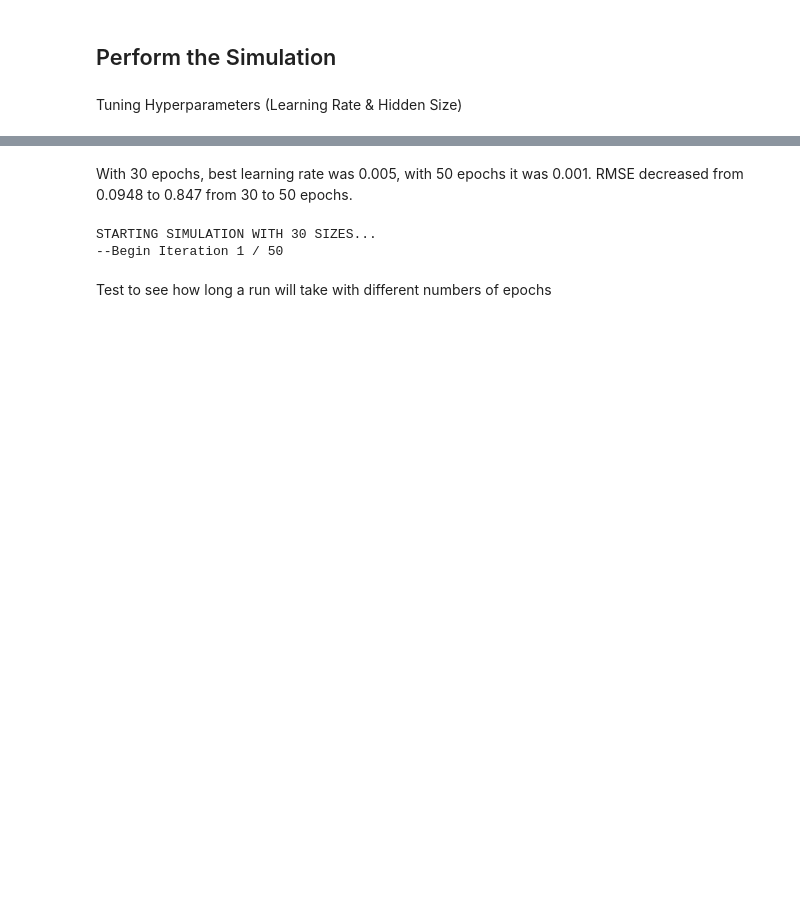
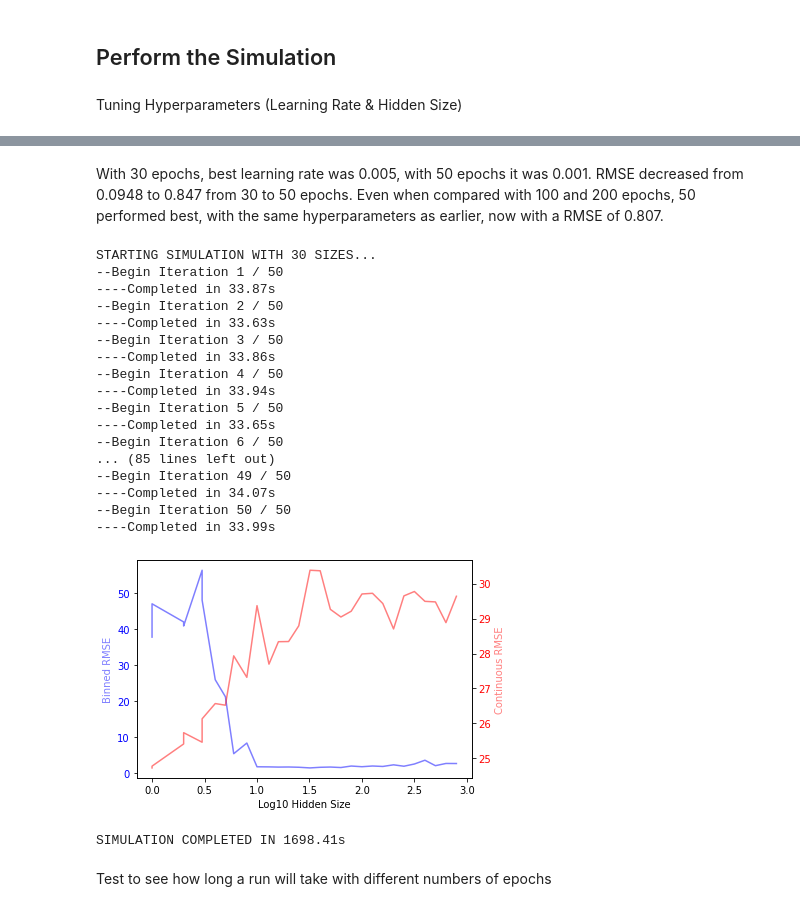
Before and after one commit to bcnalley/STAT-6810, a Jupyter notebook: final_project_code.ipynb, the cells around one changed output, grey strips where cells are left out. Saved outputs shown, nothing was run; the diff lists cells and outputs as text; code cells hidden in the pictures; blank space fills up the shorter version.

Commit message:
Ran MC Simulation

```diff
--- a/final_project_code.ipynb
+++ b/final_project_code.ipynb
@@ -185,5 +188,5 @@ print(gs.best_score_, gs.best_params_)
 # %% [markdown]
-With 30 epochs, best learning rate was 0.005, with 50 epochs it was 0.001.  RMSE decreased from 0.0948 to 0.847 from 30 to 50 epochs.
+With 30 epochs, best learning rate was 0.005, with 50 epochs it was 0.001.  RMSE decreased from 0.0948 to 0.847 from 30 to 50 epochs.  Even when compared with 100 and 200 epochs, 50 performed best, with the same hyperparameters as earlier, now with a RMSE of 0.807.
 # %%
 # Run Monte Carlo Simulation
 def run_simulation(MC: int, hidden_sizes: list, epochs: int = 10) -> None:
@@ -267,10 +270,27 @@ def plot_results(hidden_sizes: list, binned_rmse: list, cont_rmse: list) -> None
     plt.show()
 # %%
 hidden = [round(10**x) for x in np.arange(0, 3, 0.1)]
-run_simulation(MC = 50, hidden_sizes = hidden)
+run_simulation(MC = 50, hidden_sizes = hidden, epochs=50)
 # %% [output]
 STARTING SIMULATION WITH 30 SIZES...
 --Begin Iteration 1 / 50
+----Completed in 33.87s
+--Begin Iteration 2 / 50
+----Completed in 33.63s
+--Begin Iteration 3 / 50
+----Completed in 33.86s
+--Begin Iteration 4 / 50
+----Completed in 33.94s
+--Begin Iteration 5 / 50
+----Completed in 33.65s
+--Begin Iteration 6 / 50
+... (85 lines left out)
+--Begin Iteration 49 / 50
+----Completed in 34.07s
+--Begin Iteration 50 / 50
+----Completed in 33.99s
+[figure, added]
+SIMULATION COMPLETED IN 1698.41s
 # %% [markdown]
 Test to see how long a run will take with different numbers of epochs
 # %%
```
Also changed, not shown: parts of 3 cells of this notebook, 1 other file.
